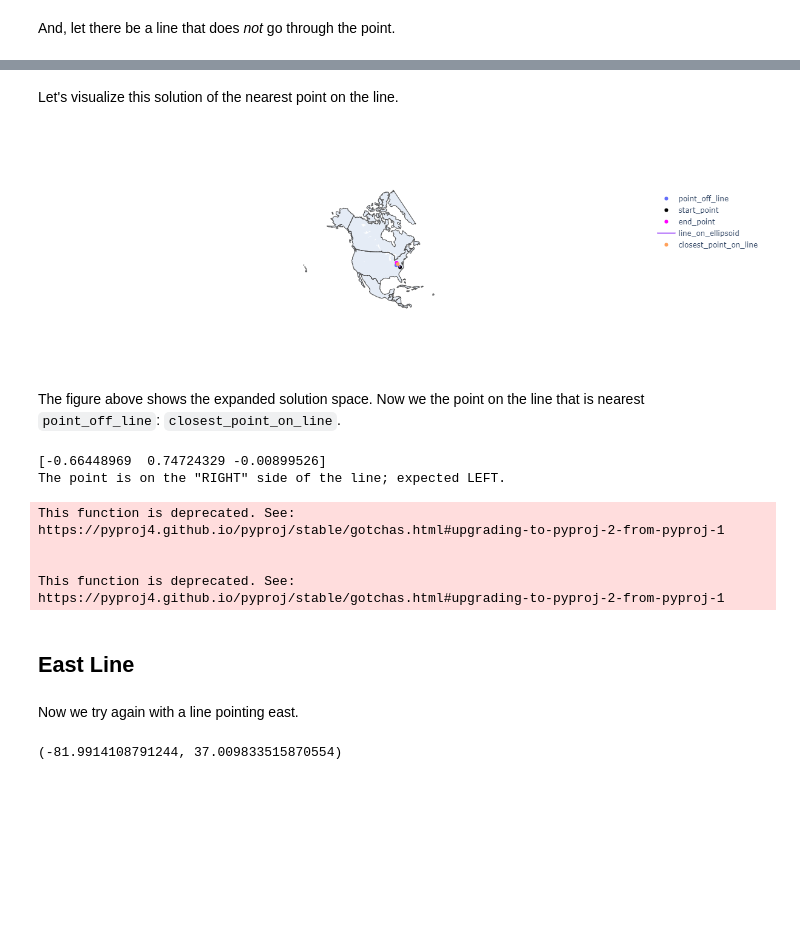
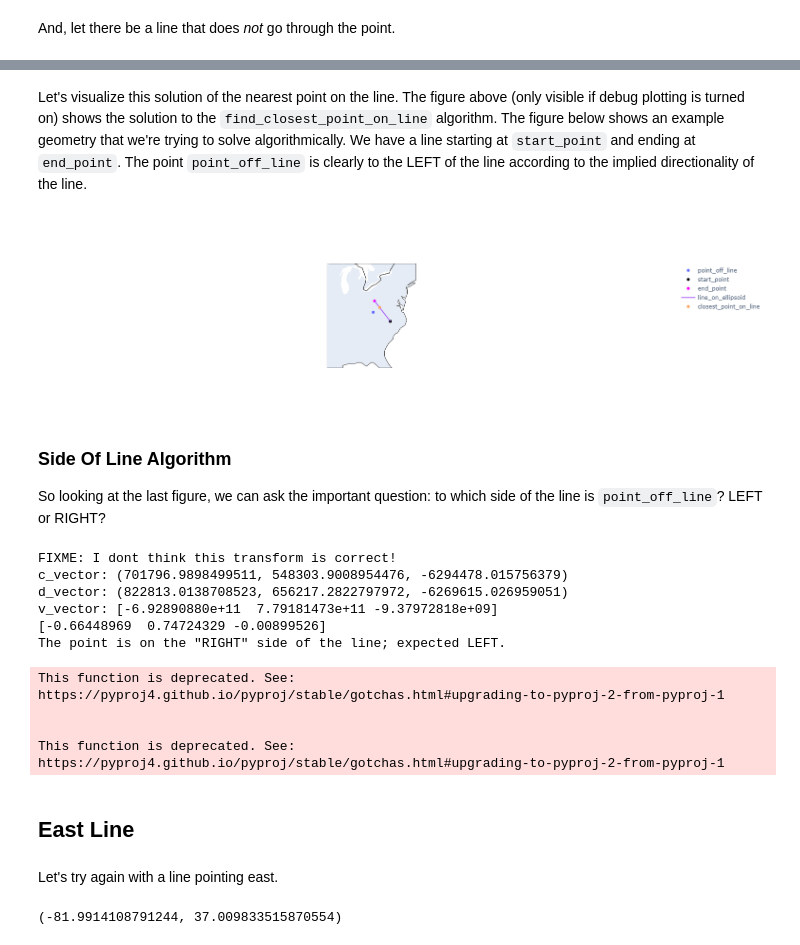
Before and after one commit to buffetboy2001/buffetboy2001.github.io, a Jupyter notebook: notebooks/2020-12-01-solution.ipynb, the cells around one changed output, grey strips where cells are left out. Drawn from its saved outputs; the diff is of its cells as text; code cells hidden in the pictures; blank space fills up the shorter version.

Commit message:
more work and clean up, but transform is not correct and so results are not correct

```diff
--- a/notebooks/2020-12-01-solution.ipynb
+++ b/notebooks/2020-12-01-solution.ipynb
@@ -11,7 +11,7 @@ import pyproj
 geoid = geo.Geodesic()
 
 # See debug plots
-debug_plots = False
+debug_plots = True
 # %% [markdown]
 # Solution for Blog Post 2020-12-01
 Original post [is here](https://www.aerosci.dev/2020/12/01/left-right-side-of-line.html).
@@ -70,6 +68,11 @@ First, find a point on the line that is nearest to `point_off_line`. There are m
 distance_from_start_point_to_point_off_line_m = np.array(geoid.inverse(point_off_line_deg, start_point_deg))[0][0]
 distance_from_end_point_to_point_off_line_m = np.array(geoid.inverse(point_off_line_deg, end_point_deg))[0][0]
 y_intercept_shift = distance_from_start_point_to_point_off_line_m + (distance_from_end_point_to_point_off_line_m-distance_from_start_point_to_point_off_line_m)/2
+
+if debug_plots:
+    fig_debug = create_figure(start_point_deg=start_point_deg,
+                              end_point_deg=end_point_deg,
+                              point_off_line_deg=point_off_line_deg)
 
 def distance_from_point_off_line(distance_from_start_point_m=0):
     b = geoid.direct(start_point_deg, course_ned_deg, distance_from_start_point_m)
@@ -110,32 +114,17 @@ if debug_plots:
-# %% [markdown]
-Let's visualize this solution of the nearest point on the line.
-# %%
-fig = go.Figure([
-     go.Scattergeo(lat=[point_off_line_deg[1]],
-                   lon=[point_off_line_deg[0]],
-                   name='point_off_line'),
-     go.Scattergeo(lat=[start_point_deg[1]],
-                   lon=[start_point_deg[0]],
-                   marker=dict(color='black'),
-                   name='start_point'),
-     go.Scattergeo(lat=[end_point_deg[1]],
-                   lon=[end_point_deg[0]],
-                   marker=dict(color='magenta'),
-                   name='end_point'),
-     go.Scattergeo(lat=[start_point_deg[1], end_point_deg[1]],
-                   lon=[start_point_deg[0], end_point_deg[0]],
-                   mode='lines',
-                   name='line_on_ellipsoid'),
-     go.Scattergeo(lat=[closest_point_on_line_deg[1]],
-                   lon=[closest_point_on_line_deg[0]],
-                   name='closest_point_on_line'),
-])
-fig.update_layout(geo=dict(scope='north america'), height=400, width=600)
-fig.show()
-# %% [output]
-[figure, removed]
-# %% [markdown]
-The figure above shows the expanded solution space. Now we the point on the line that is nearest `point_off_line`: `closest_point_on_line`.
+# %% [markdown]
+Let's visualize this solution of the nearest point on the line. The figure above (only visible if debug plotting is turned on) shows the solution to the `find_closest_point_on_line` algorithm. The figure below shows an example geometry that we're trying to solve algorithmically. We have a line starting at `start_point` and ending at `end_point`. The point `point_off_line` is clearly to the LEFT of the line according to the implied directionality of the line.
+# %%
+fig = create_figure(start_point_deg=start_point_deg,
+                    end_point_deg=end_point_deg,
+                    point_off_line_deg=point_off_line_deg,
+                    closest_point_on_line_deg=closest_point_on_line_deg)
+fig.show()
+# %% [output]
+[figure, added]
+# %% [markdown]
+### Side Of Line Algorithm
+
+So looking at the last figure, we can ask the important question: to which side of the line is `point_off_line`? LEFT or RIGHT?
 # %%
 ecef = pyproj.Proj(proj='geocent', ellps='WGS84', datum='WGS84')
 lla = pyproj.Proj(proj='latlong', ellps='WGS84', datum='WGS84')
@@ -175,9 +168,15 @@ def side_of_line(geodesic=None, lat_lon_point:tuple=None):
     return side_as_string
 # %%
 expected_side = 'LEFT'
-point_is_on_side = side_of_line()
+point_is_on_side = side_of_line(geodesic_crs_ned_deg=course_ned_deg,
+                                lat_lon_point_off_line_deg=point_off_line_deg,
+                                closest_point_on_line_deg=closest_point_on_line_deg)
 print(f'The point is on the "{point_is_on_side}" side of the line; expected {expected_side}.')
 # %% [output]
+FIXME: I dont think this transform is correct!
+c_vector: (701796.9898499511, 548303.9008954476, -6294478.015756379)
+d_vector: (822813.0138708523, 656217.2822797972, -6269615.026959051)
+v_vector: [-6.92890880e+11  7.79181473e+11 -9.37972818e+09]
 [-0.66448969  0.74724329 -0.00899526]
 The point is on the "RIGHT" side of the line; expected LEFT.
 This function is deprecated. See: https://pyproj4.github.io/pyproj/stable/gotchas.html#upgrading-to-pyproj-2-from-pyproj-1
@@ -187,7 +189,7 @@ This function is deprecated. See: https://pyproj4.github.io/pyproj/stable/gotcha
 # %% [markdown]
 ## East Line
 # %% [markdown]
-Now we try again with a line pointing east.
+Let's try again with a line pointing east.
 # %%
 course_ned_deg = 89
 # %%
```
Also changed, not shown: parts of 26 cells of this notebook.
